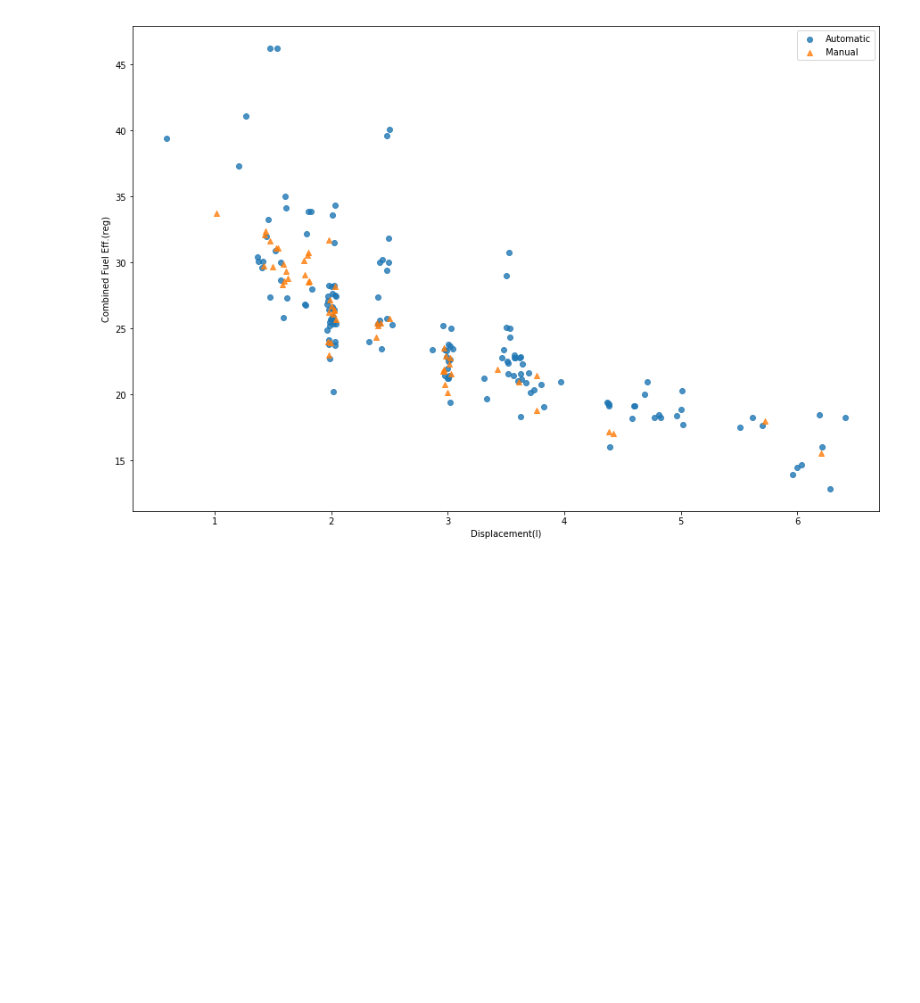
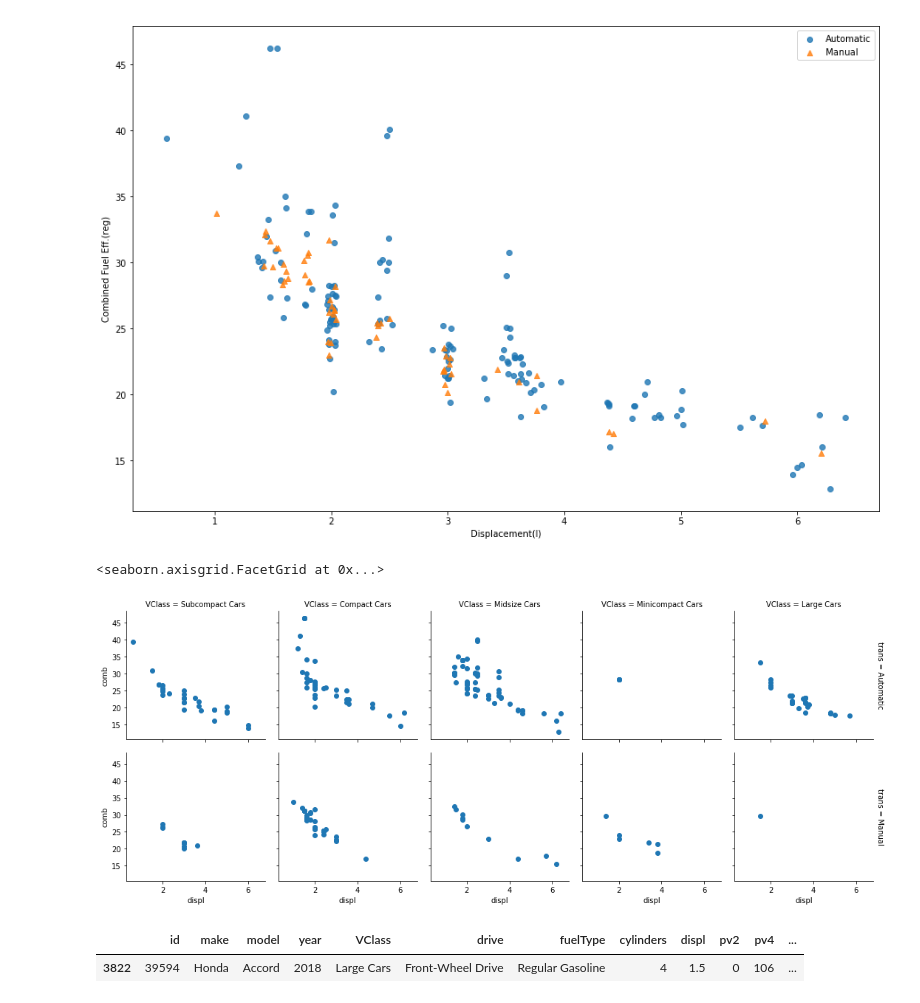
Before and after one commit to deutschkihun/Matplotlib-Seaborn, a Jupyter notebook: Multivariate Exploration of data.ipynb, the cells around one changed output. Saved outputs shown, nothing was run; the diff lists cells and outputs as text; code cells hidden in the pictures; blank space fills up the shorter version.

```diff
--- a/Multivariate Exploration of data.ipynb
+++ b/Multivariate Exploration of data.ipynb
@@ -59,3 +59,23 @@ plt.legend(['Automatic','Manual'])
 plt.show()
 # %% [output]
 [figure]
+# %%
+# drop trans
+fuel_econ_subset=fuel_econ_subset.drop(columns='trans')
+# %%
+trans = pd.DataFrame(data=trans,columns=['trans'])
+fuel_econ_subset=pd.merge(fuel_econ_subset,trans, right_index=True,left_index=True)
+# merge fuel_econ and trans(new dataset)
+# %%
+#Faceting for Multivariate Data
+g = sns.FacetGrid(data=fuel_econ_subset,col='VClass',row='trans',margin_titles=True)
+g.map(plt.scatter,'displ','comb')
+# %% [output]
+<seaborn.axisgrid.FacetGrid at 0x...>
+[figure, added]
+# %%
+fuel_econ_subset[(fuel_econ_subset['trans']=='Manual') & (fuel_econ_subset['VClass']=='Large Cars')]
+# checking double.This dataframe shows last coordination (5,2)
+# %% [output]
+|  | id | make | model | year | VClass | drive | fuelType | cylinders | displ | pv2 | pv4 | ... |
+| 3822 | 39594 | Honda | Accord | 2018 | Large Cars | Front-Wheel Drive | Regular Gasoline | 4 | 1.5 | 0 | 106 | ... |
```
